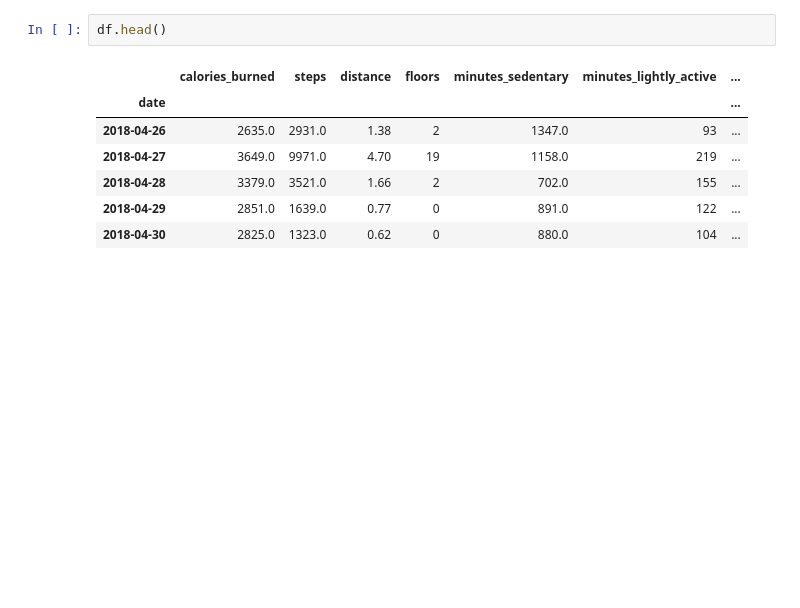
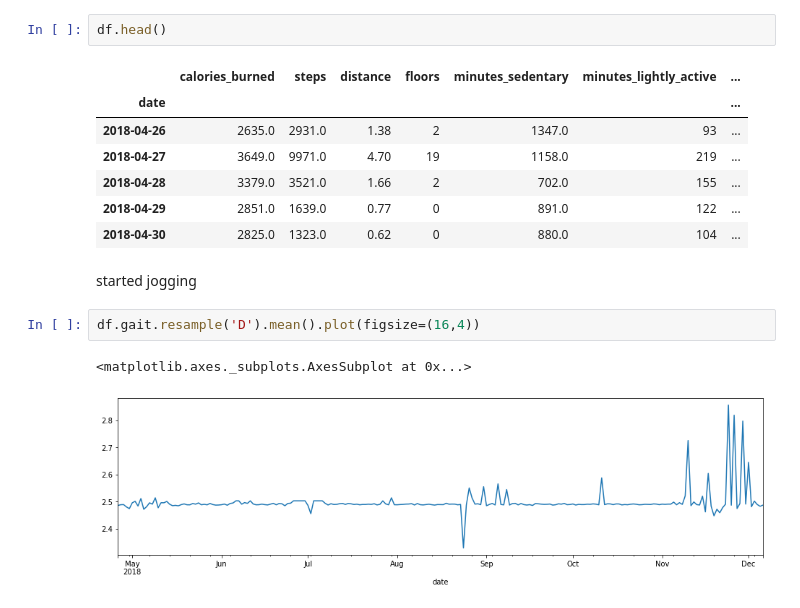
Before and after one commit to JaValeandKlay/JaValeandKlay, a Jupyter notebook: project_fitbit_jeff.ipynb, the cells around one changed output. Drawn from its saved outputs; the diff is of its cells as text; blank space fills up the shorter version.

```diff
--- a/project_fitbit_jeff.ipynb
+++ b/project_fitbit_jeff.ipynb
@@ -191,3 +247,10 @@ df.head()
 | 2018-04-28 | 3379.0 | 3521.0 | 1.66 | 2 | 702.0 | 155 | ... |
 | 2018-04-29 | 2851.0 | 1639.0 | 0.77 | 0 | 891.0 | 122 | ... |
 | 2018-04-30 | 2825.0 | 1323.0 | 0.62 | 0 | 880.0 | 104 | ... |
+# %% [markdown]
+started jogging
+# %%
+df.gait.resample('D').mean().plot(figsize=(16,4))
+# %% [output]
+<matplotlib.axes._subplots.AxesSubplot at 0x...>
+[figure, added]
```
Also changed, not shown: parts of 45 cells of this notebook.
